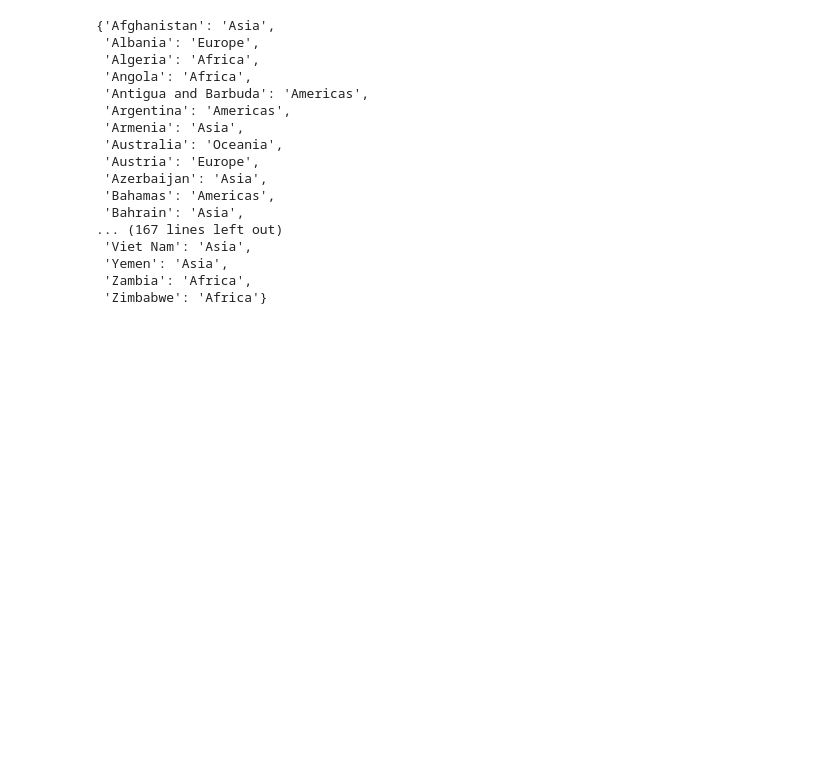
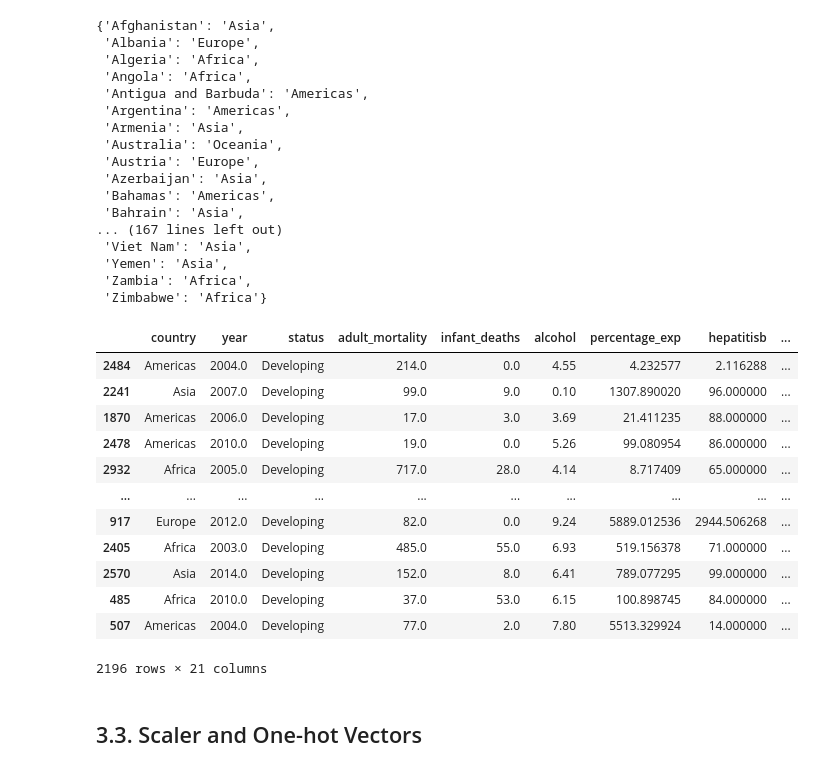
Before and after one commit to minhngt62/ml-life-expectancy, a Jupyter notebook: nguyen_tong_minh/02_machine_learning.ipynb, the cells around one changed output. Cells and saved outputs as stored; diff of their text form; code cells hidden in the pictures; blank space fills up the shorter version.

Commit message:
Skeleton of base preprocessing pipeline and model

```diff
--- a/nguyen_tong_minh/02_machine_learning.ipynb
+++ b/nguyen_tong_minh/02_machine_learning.ipynb
@@ -227,17 +228,21 @@ compare_props # good! :>
 # 3. Preprocessing
 # %% [markdown]
 **Note:** Two categorical columns, `country`, `year` and `status`, have indices which are 0, 1 and 2. This is for the later work with `numpy` if needed.
+# %%
+# Separate features and labels
+X = train_set.drop(columns=["life_expectancy"])
+y = train_set["life_expectancy"].copy()
 # %%
 # Seperate numeric columns and categorical columns
-num_attrbs = train_set.drop(["status", "country"], axis=1).columns.tolist()
+num_attrbs = X.drop(["status", "country"], axis=1).columns.tolist()
 cat_attrbs = ["status", "country"]
+attrbs = X.columns.tolist()
 # %% [markdown]
 **Suggestion:** May need to customize some transformers!
 # %% [markdown]
 ## 3.1. Imputer
 # %%
 # Build a transformer class - interpolation imputer (by country)
-import copy
 from sklearn.base import BaseEstimator, TransformerMixin
 
 class GroupInterpImputer(BaseEstimator, TransformerMixin):
@@ -247,7 +252,7 @@ class GroupInterpImputer(BaseEstimator, TransformerMixin):
     def __init__(self, groupby="country",):
         self.groupby = groupby
 
-    def fit(self, X):
+    def fit(self, X, y=None):
         return self # nothing to do
 
 
@@ -320,28 +325,47 @@ country_continent
  'Zambia': 'Africa',
  'Zimbabwe': 'Africa'}
 # %%
-import copy
+# Build a transformer class - country to continent (by country)
 from sklearn.base import BaseEstimator, TransformerMixin
 
-class CountryToContinent(BaseEstimator, TransformerMixin):
+class ContinentConverter(BaseEstimator, TransformerMixin):
     '''Transformer that replaces country with continent
     '''
 
-    def __init__(self, country_continent=country_continent):
-        self.continent = country_continent
+    def __init__(self, continent=country_continent):
+        self.continent = continent
 
-    def fit(self):
+    def fit(self, X, y=None):
         return self
 
     def transform(self, X): # np.array
-        X = copy.deepcopy(X)
-
-        for i in range(len(X[0])):
-            X[0, i] = self.continent[X[0, i]]
-
-        return X
+        df = copy.deepcopy(X)
+        for i in df.index:
+            df.loc[i, "country"] = self.continent.get(df.loc[i, "country"], "Unknown")
+        return df
 # %%
-# Test with ColumnTransformer()
-transformer_tester = ColumnTransformer([
-        ("CountryToContinent", CountryToContinent, ["country"]),
+# Test the transformer with pipeline
+from sklearn.pipeline import Pipeline
+
+_pipeline1 = Pipeline([
+        ("interp_imputer", GroupInterpImputer()),
+        ("continent_converter", ContinentConverter())
     ])
+X_transformed = _pipeline1.fit_transform(X)
+X_transformed
+# %% [output]
+|  | country | year | status | adult_mortality | infant_deaths | alcohol | percentage_exp | hepatitisb | ... |
+| 2484 | Americas | 2004.0 | Developing | 214.0 | 0.0 | 4.55 | 4.232577 | 2.116288 | ... |
+| 2241 | Asia | 2007.0 | Developing | 99.0 | 9.0 | 0.10 | 1307.890020 | 96.000000 | ... |
+| 1870 | Americas | 2006.0 | Developing | 17.0 | 3.0 | 3.69 | 21.411235 | 88.000000 | ... |
+| 2478 | Americas | 2010.0 | Developing | 19.0 | 0.0 | 5.26 | 99.080954 | 86.000000 | ... |
+| 2932 | Africa | 2005.0 | Developing | 717.0 | 28.0 | 4.14 | 8.717409 | 65.000000 | ... |
+| ... | ... | ... | ... | ... | ... | ... | ... | ... | ... |
+| 917 | Europe | 2012.0 | Developing | 82.0 | 0.0 | 9.24 | 5889.012536 | 2944.506268 | ... |
+| 2405 | Africa | 2003.0 | Developing | 485.0 | 55.0 | 6.93 | 519.156378 | 71.000000 | ... |
+| 2570 | Asia | 2014.0 | Developing | 152.0 | 8.0 | 6.41 | 789.077295 | 99.000000 | ... |
+| 485 | Africa | 2010.0 | Developing | 37.0 | 53.0 | 6.15 | 100.898745 | 84.000000 | ... |
+| 507 | Americas | 2004.0 | Developing | 77.0 | 2.0 | 7.80 | 5513.329924 | 14.000000 | ... |
+2196 rows × 21 columns
+# %% [markdown]
+## 3.3. Scaler and One-hot Vectors
```
Also changed, not shown: parts of 14 cells of this notebook.
